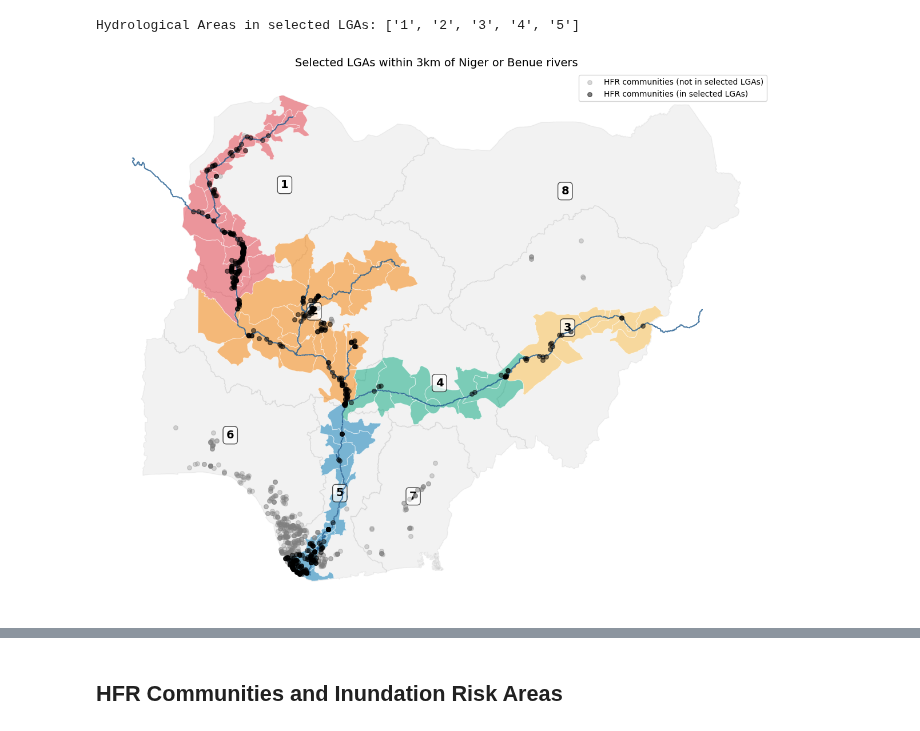
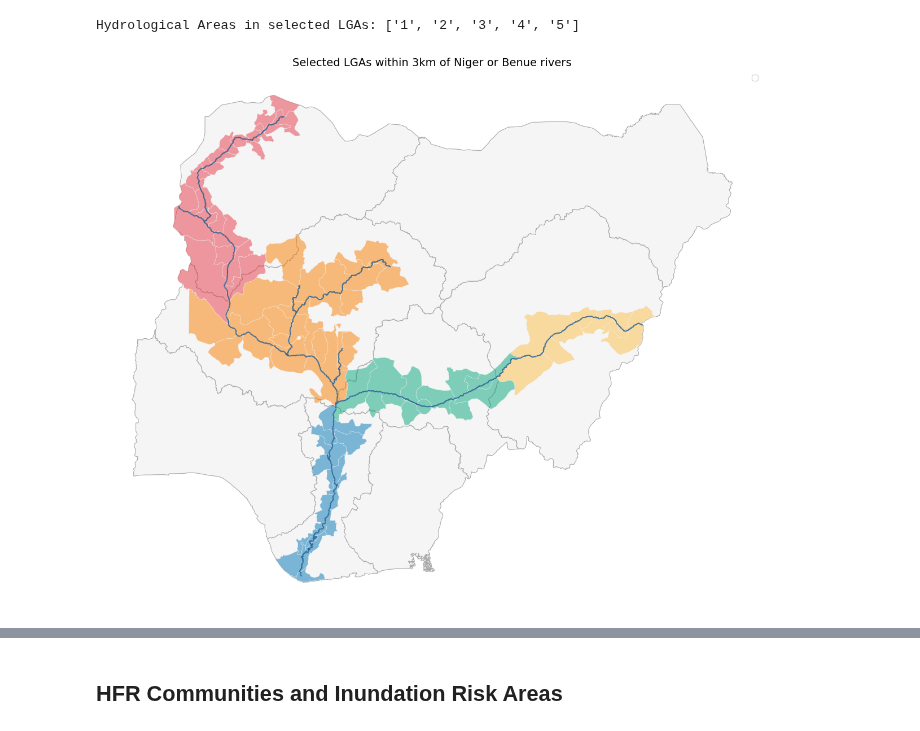
Before and after one commit to OCHA-DAP/ds-aa-nga-flooding, a Jupyter notebook: exploration/2026/01_geospatial_overview.ipynb, the cells around one changed output, grey strips where cells are left out. Saved outputs shown, nothing was run; the diff lists cells and outputs as text; code cells hidden in the pictures.

```diff
--- a/exploration/2026/01_geospatial_overview.ipynb
+++ b/exploration/2026/01_geospatial_overview.ipynb
@@ -35,7 +43,7 @@ gdf_codab = stratus.codab.load_codab_from_blob("NGA", admin_level=0)
 gdf_hydrological_areas = nihsa.load_hydological_areas()
 gdf_hfr = nihsa.load_communities()
 gdf_inundation = stratus.load_geoparquet_from_blob("ds-aa-nga-flooding/processed/google_inundation_history/combined_nga.parquet")
-gdf_rivers = stratus.load_geoparquet_from_blob("ds-aa-nga-flooding/processed/selected_river_network.parquet")
+gdf_rivers = hydrosheds.load_selected_rivers()
 gdf_lga = stratus.codab.load_codab_from_blob("NGA", admin_level=2)
 # %% [markdown]
 ## Filtering LGAs
@@ -113,6 +121,8 @@ print(f"Hydrological Areas in selected LGAs: {unique_has}")
 ha_color_list = [ha_colors.get(ha, '#999999') for ha in unique_has]
 # %% [output]
 Hydrological Areas in selected LGAs: ['1', '2', '3', '4', '5']
+# %%
+gdf_rivers_ha = gpd.clip(gdf_rivers, gdf_hydrological_areas.union_all())
 # %%
 gdf_hfr_joined = gpd.sjoin(
     gdf_hfr,
@@ -126,72 +136,40 @@ gdf_hfr_joined['in_selected_lga'] = gdf_hfr_joined.index_right.notna()
 
 # Create figure
 fig, ax = plt.subplots(figsize=(12, 10))
 
-# Plot HAs as base layer with colors and labels
+# Plot HAs as base layer
 for idx, ha_row in gdf_hydrological_areas.iterrows():
-    ha_name = ha_row['HA']
-    color = ha_colors.get(ha_name, 'lightgray')
-
-    # Plot the HA
     gpd.GeoDataFrame([ha_row], crs=gdf_hydrological_areas.crs).plot(
         ax=ax,
-        facecolor='gray',
-        edgecolor='gray',
-        linewidth=1,
-        alpha=0.1
+        facecolor='#f5f5f5',
+        edgecolor='#aaaaaa',
+        linewidth=0.8,
     )
-
-    # Add label at centroid
-    centroid = ha_row.geometry.centroid
-    ax.text(centroid.x, centroid.y, ha_name,
-            fontsize=14, fontweight='bold', ha='center', va='center',
-            bbox=dict(boxstyle='round,pad=0.3', facecolor='white', alpha=0.7))
 
 # Plot selected LGAs colored by HA (handle NaN values with default color)
 gdf_lga_sel['color'] = gdf_lga_sel['HA_assigned'].map(ha_colors).fillna('#CCCCCC')
 gdf_lga_sel.plot(
     ax=ax,
     color=gdf_lga_sel['color'],
-    edgecolor='white',
-    linewidth=0.8,
+    edgecolor='#f5f5f5',
+    linewidth=0.6,
     alpha=0.5
 )
 
-# Plot rivers
-gdf_rivers.plot(
+# Plot rivers clipped to HA boundaries
+gdf_rivers_ha.plot(
     ax=ax,
-    color='#1E5A8E',  # OCHA river blue
+    color='#1E5A8E',
     linewidth=1.5,
     alpha=0.8,
     zorder=4
-)
-
-# Plot HFR communities NOT in selected LGAs
-gdf_hfr_joined[~gdf_hfr_joined['in_selected_lga']].plot(
-    ax=ax,
-    color='gray',
-    markersize=30,
-    alpha=0.3,
-    label='HFR communities (not in selected LGAs)',
-    zorder=5
-)
-
-# Plot HFR communities IN selected LGAs
-gdf_hfr_joined[gdf_hfr_joined['in_selected_lga']].plot(
-    ax=ax,
-    color='black',
-    markersize=30,
-    alpha=0.5,
-    label='HFR communities (in selected LGAs)',
-    zorder=6
 )
 
 ax.set_title('Selected LGAs within 3km of Niger or Benue rivers', fontsize=14)
 ax.legend(loc='upper right')
 ax.set_axis_off()
 
 plt.tight_layout()
-# plt.show()
 plt.savefig("figures/lga_ha_map.png", dpi=300)
 # %% [output]
-[figure, old version]
+[figure, new version]
```
Also changed, not shown: parts of 10 cells of this notebook.
